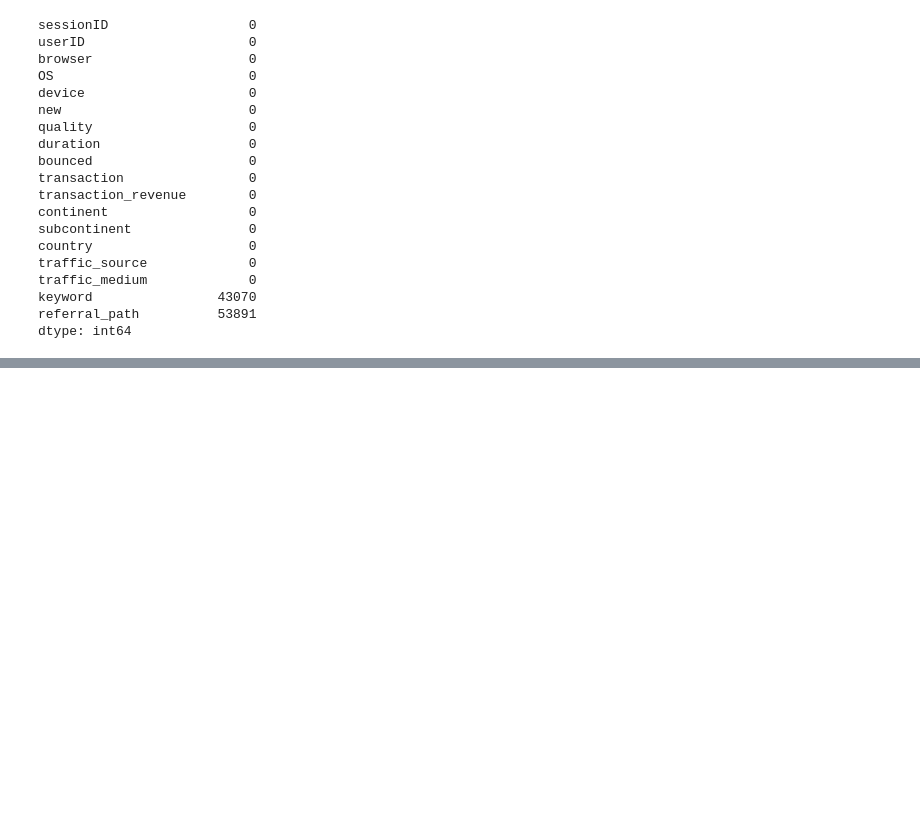
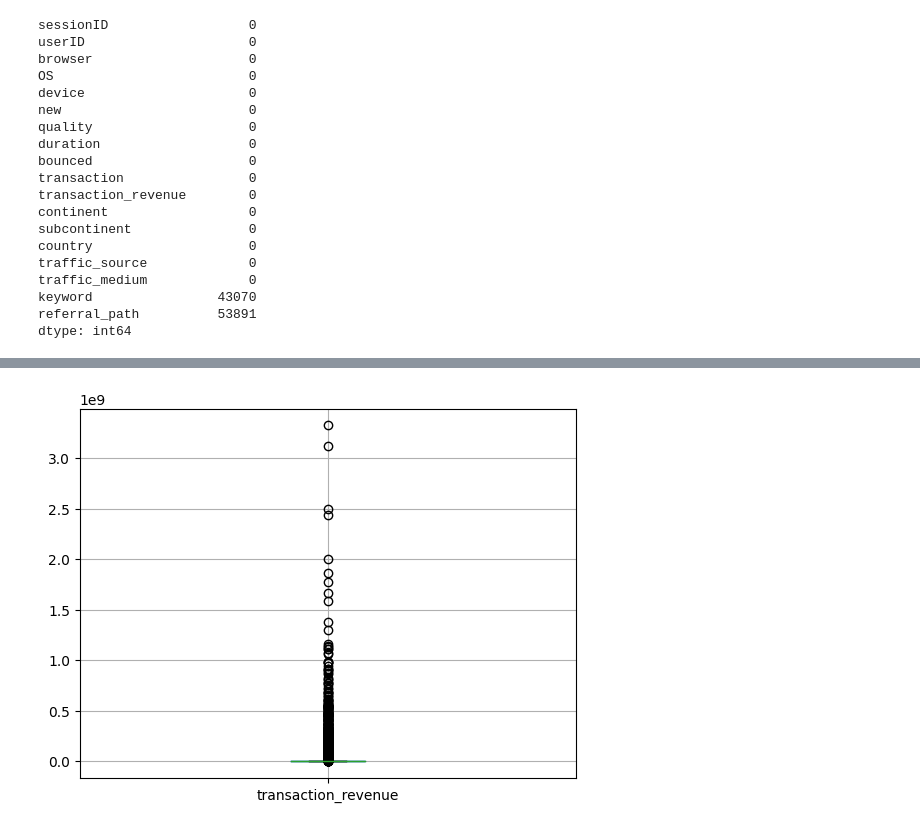
Before and after one commit to syl0702/dacon_weblog, a Jupyter notebook: analysis.ipynb, the cells around one changed output, grey strips where cells are left out. Cells and saved outputs as stored; diff of their text form; code cells hidden in the pictures; blank space fills up the shorter version.

```diff
--- a/analysis.ipynb
+++ b/analysis.ipynb
@@ -389,0 +397,7 @@ dtype: int64
+# %%
+df.boxplot(column='transaction_revenue')
+
+# 그래프를 화면에 출력
+plt.show()
+# %% [output]
+[figure, added]
```
Also changed, not shown: parts of 6 cells of this notebook.
